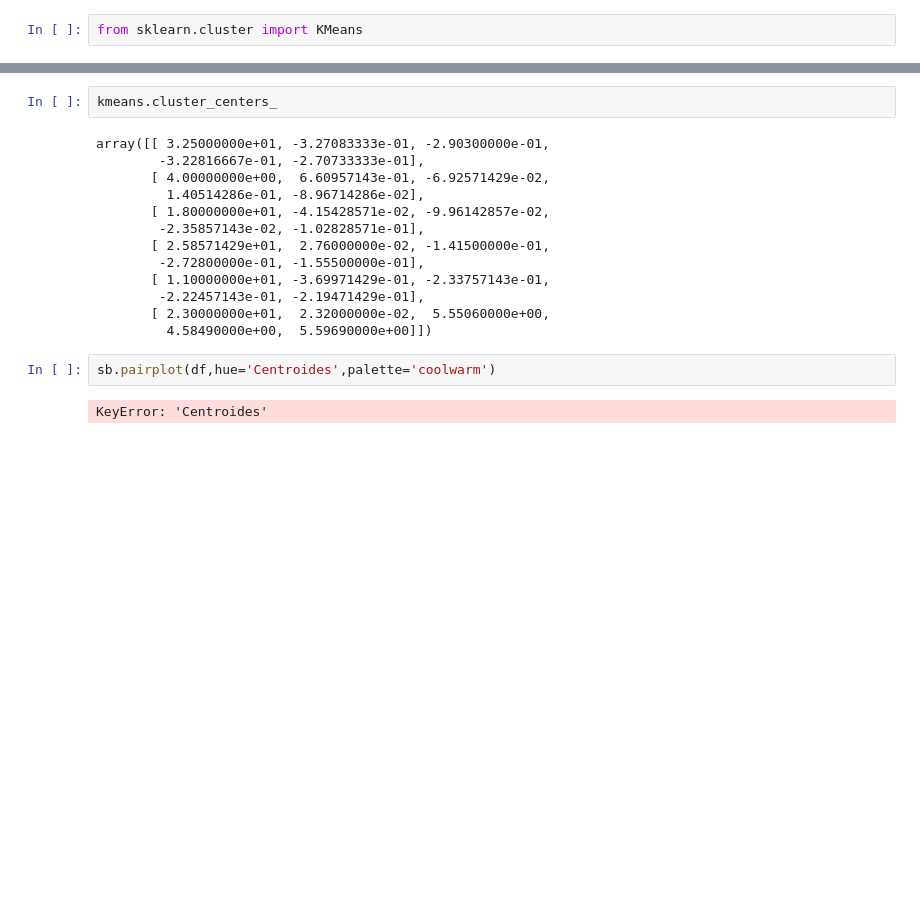
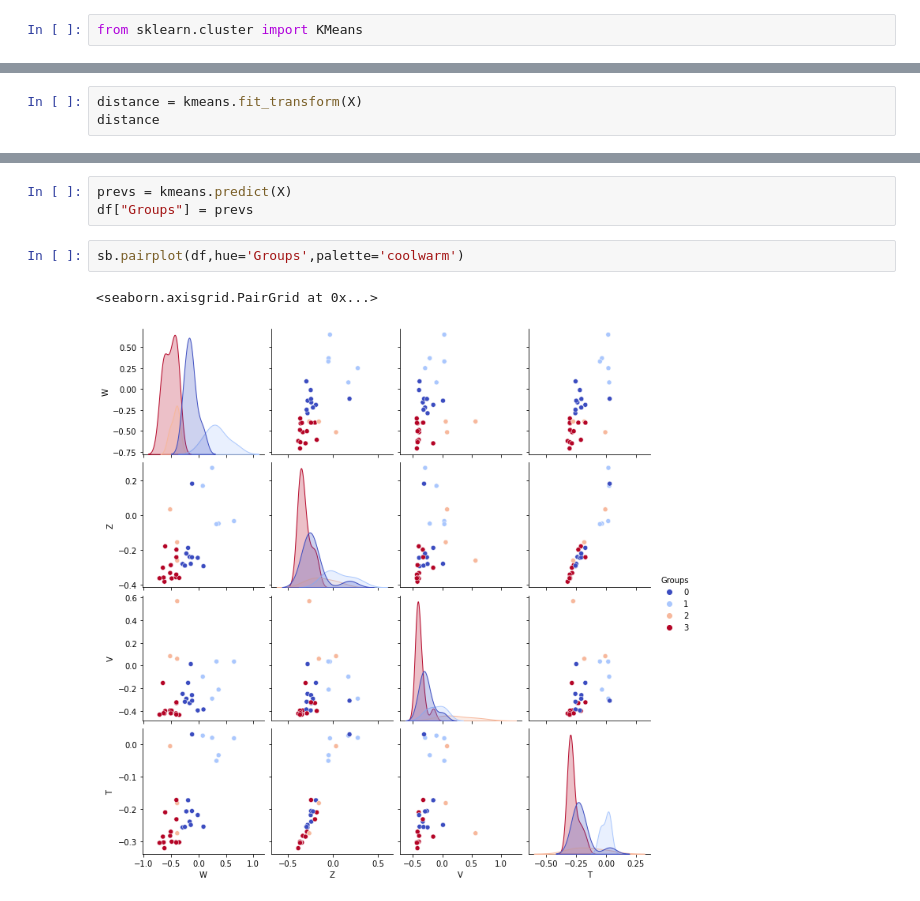
Before and after one commit to gibbonkl/py_exercices, a Jupyter notebook: k-means/k-means.ipynb, the cells around one changed output, grey strips where cells are left out. Saved outputs shown, nothing was run; the diff lists cells and outputs as text; blank space fills up the shorter version.

```diff
--- a/k-means/k-means.ipynb
+++ b/k-means/k-means.ipynb
@@ -47,0 +94,3 @@ kmeans.fit(x)
+# %%
+distance = kmeans.fit_transform(X)
+distance
@@ -53,19 +122,8 @@ array([1, 1, 1, 1, 1, 1, 1, 4, 4, 4, 4, 4, 4, 4, 2, 2, 2, 2, 2, 2, 2, 3,
-# %%
-kmeans.cluster_centers_
-# %% [output]
-array([[ 3.25000000e+01, -3.27083333e-01, -2.90300000e-01,
-        -3.22816667e-01, -2.70733333e-01],
-       [ 4.00000000e+00,  6.60957143e-01, -6.92571429e-02,
-         1.40514286e-01, -8.96714286e-02],
-       [ 1.80000000e+01, -4.15428571e-02, -9.96142857e-02,
-        -2.35857143e-02, -1.02828571e-01],
-       [ 2.58571429e+01,  2.76000000e-02, -1.41500000e-01,
-        -2.72800000e-01, -1.55500000e-01],
-       [ 1.10000000e+01, -3.69971429e-01, -2.33757143e-01,
-        -2.22457143e-01, -2.19471429e-01],
-       [ 2.30000000e+01,  2.32000000e-02,  5.55060000e+00,
-         4.58490000e+00,  5.59690000e+00]])
+# %%
+prevs = kmeans.predict(X)
+df["Groups"] = prevs
 # %%
-sb.pairplot(df,hue='Centroides',palette='coolwarm')
+sb.pairplot(df,hue='Groups',palette='coolwarm')
 # %% [output]
-KeyError: 'Centroides'
+<seaborn.axisgrid.PairGrid at 0x...>
+[figure, added]
```
Also changed, not shown: parts of 20 cells of this notebook, 6 other files.
